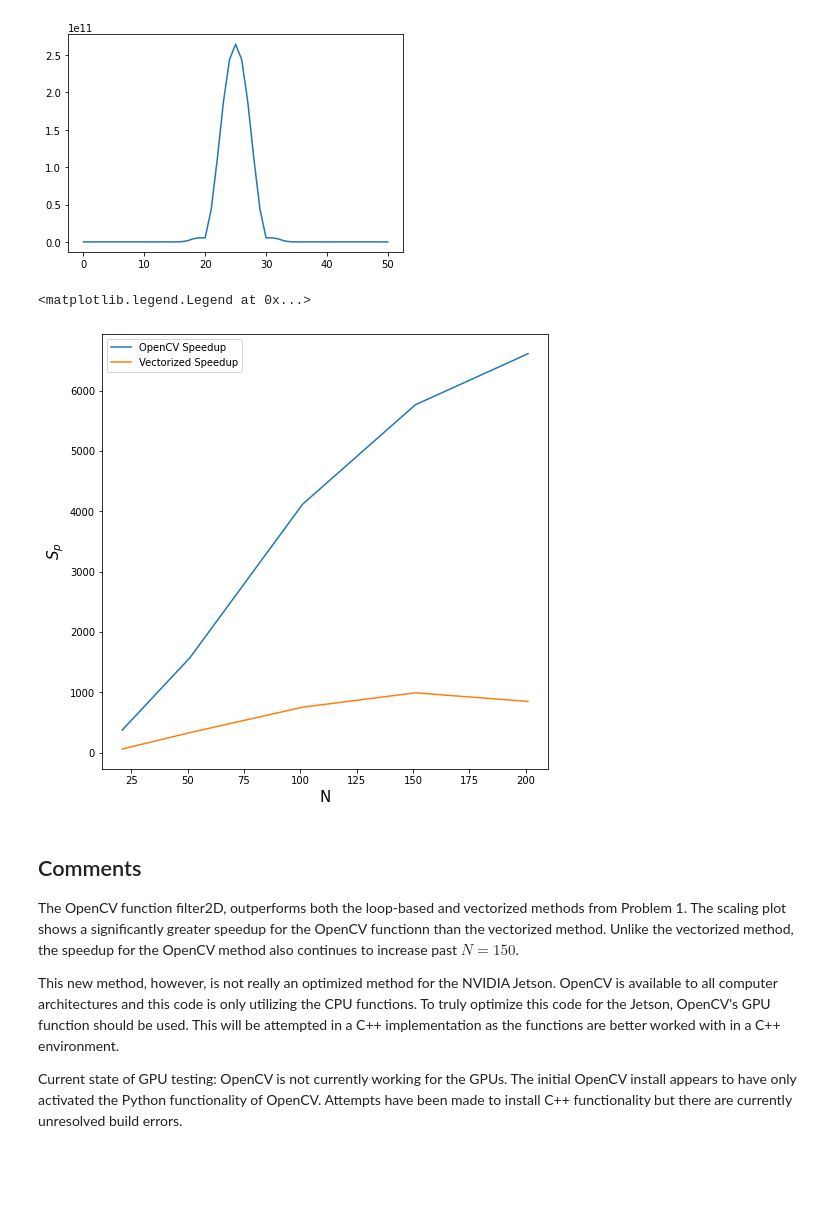
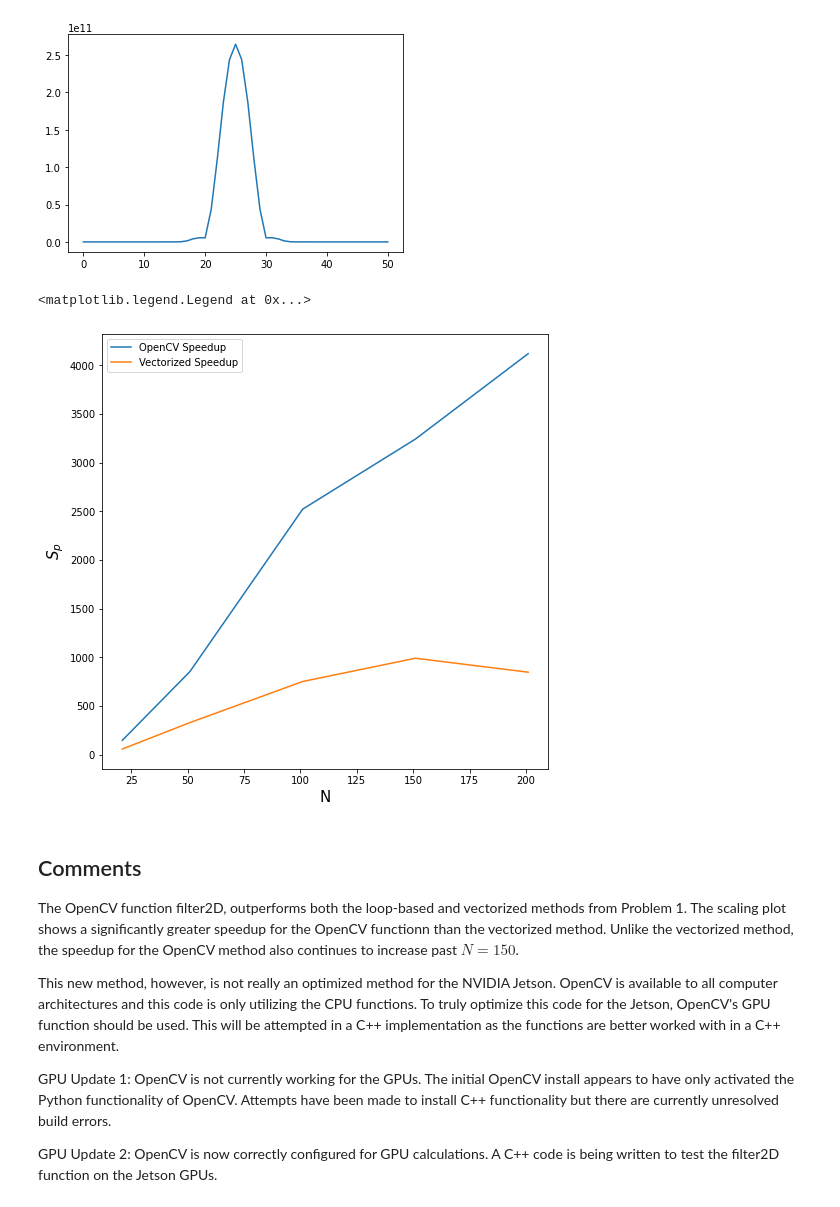
Before and after one commit to ubsuny/pde-convolution-nvidia-jetson, a Jupyter notebook: Problem2.ipynb, the cells around one changed output. Saved outputs shown, nothing was run; the diff lists cells and outputs as text; code cells hidden in the pictures; blank space fills up the shorter version.

```diff
--- a/Problem2.ipynb
+++ b/Problem2.ipynb
@@ -49,22 +48,22 @@ plt.plot(np.abs(U_[:,N//2]))
 [figure]
 # %%
 N = np.array([21,51,101,151,201])
-t_cv = np.array([1.6823291778564453, 2.827620506286621, 4.4998979568481445, 7.379860877990723, 11.490273475646973])
+t_cv = np.array([4.208803176879883, 5.1937103271484375, 7.344245910644531, 13.12565803527832, 18.451213836669922])
 loop_time_data = np.array([630.4843425750732 , 4446.524381637573, 18528.327703475952, 42553.7531375885, 75990.71741104126])
 vector_time_data = np.array([10.460376739501953, 13.392448425292969, 24.58786964416504, 42.882680892944336, 89.49494361877441])
 
 Sp_data_cv = loop_time_data/t_cv
 Sp_data_vector = loop_time_data/vector_time_data
 
 plt.figure(figsize=(8,8))
 plt.plot(N, Sp_data_cv, label="OpenCV Speedup")
 plt.plot(N, Sp_data_vector, label="Vectorized Speedup")
 plt.xlabel("N",fontsize=15)
 plt.ylabel("$S_p$",fontsize=15)
 plt.legend()
 # %% [output]
 <matplotlib.legend.Legend at 0x...>
-[figure, old version]
+[figure, new version]
 # %% [markdown]
 ## Comments
 
@@ -72,4 +71,6 @@ The OpenCV function filter2D, outperforms both the loop-based and vectorized met
 
 This new method, however, is not really an optimized method for the NVIDIA Jetson.  OpenCV is available to all computer architectures and this code is only utilizing the CPU functions.  To truly optimize this code for the Jetson, OpenCV's GPU function should be used.  This will be attempted in a C++ implementation as the functions are better worked with in a C++ environment.
 
-Current state of GPU testing:  OpenCV is not currently working for the GPUs.  The initial OpenCV install appears to have only activated the Python functionality of OpenCV.  Attempts have been made to install C++ functionality but there are currently unresolved build errors.
+GPU Update 1:  OpenCV is not currently working for the GPUs.  The initial OpenCV install appears to have only activated the Python functionality of OpenCV.  Attempts have been made to install C++ functionality but there are currently unresolved build errors.
+
+GPU Update 2: OpenCV is now correctly configured for GPU calculations.  A C++ code is being written to test the filter2D function on the Jetson GPUs.
```
Also changed, not shown: parts of 2 cells of this notebook, 1 other file.
